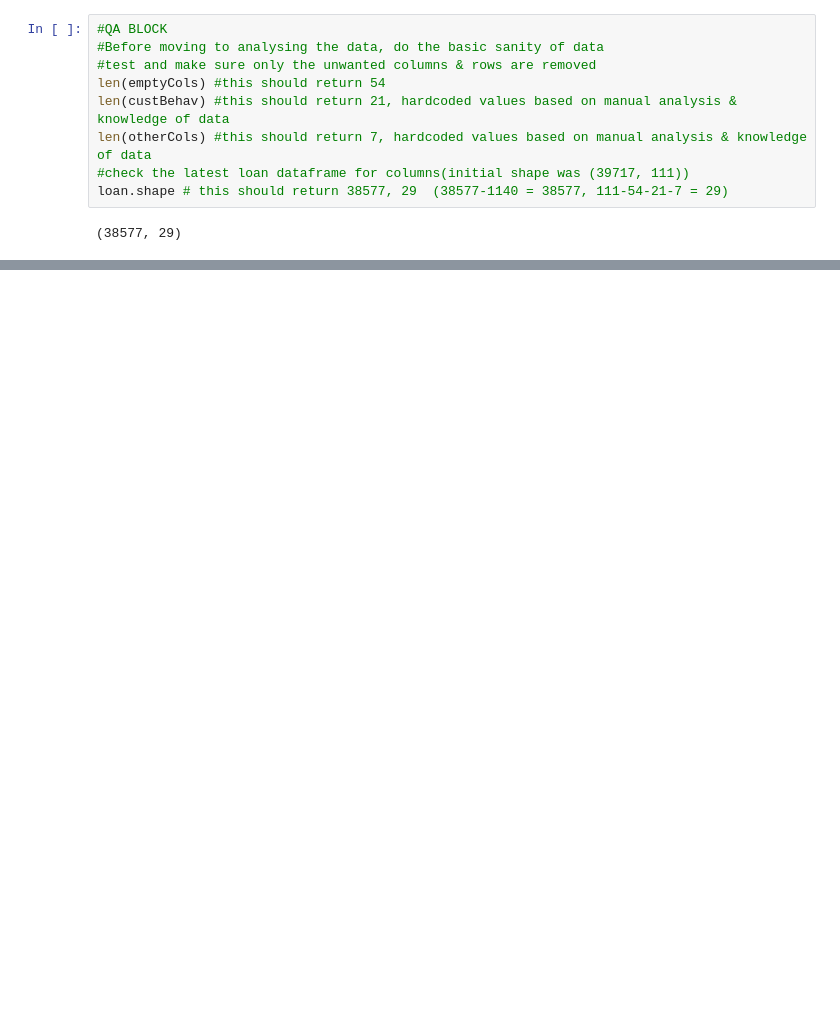
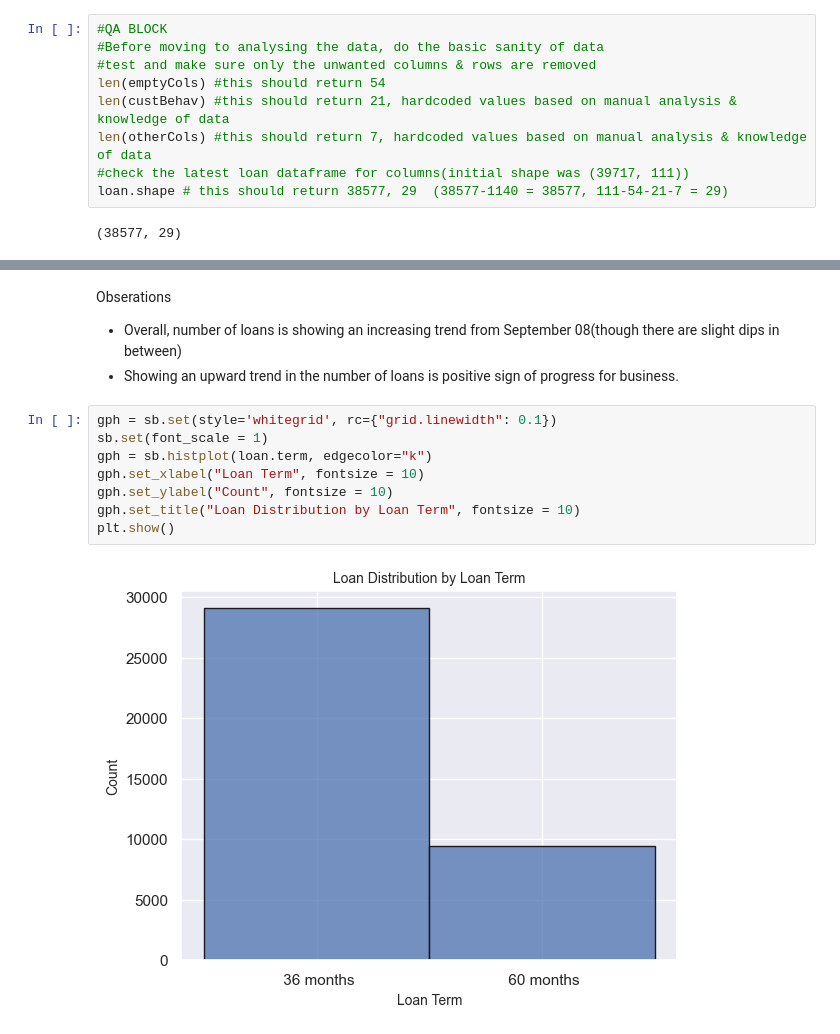
Before and after one commit to abhilash-radhakrishnaru/LendingClubCaseStudy, a Jupyter notebook: lendingclub.ipynb, the cells around one changed output, grey strips where cells are left out. Saved outputs shown, nothing was run; the diff lists cells and outputs as text; blank space fills up the shorter version.

```diff
--- a/lendingclub.ipynb
+++ b/lendingclub.ipynb
@@ -110,0 +278,14 @@ loan.shape # this should return 38577, 29  (38577-1140 = 38577, 111-54-21-7 = 29
+# %% [markdown]
+Obserations
+- Overall, number of loans is showing an increasing trend from September 08(though there are slight dips in between)
+- Showing an upward trend in the number of loans is positive sign of progress for business.
+# %%
+gph = sb.set(style='whitegrid', rc={"grid.linewidth": 0.1})
+sb.set(font_scale = 1)
+gph = sb.histplot(loan.term, edgecolor="k")
+gph.set_xlabel("Loan Term", fontsize = 10)
+gph.set_ylabel("Count", fontsize = 10)
+gph.set_title("Loan Distribution by Loan Term", fontsize = 10)
+plt.show()
+# %% [output]
+[figure, added]
```
Also changed, not shown: parts of 74 cells of this notebook.
